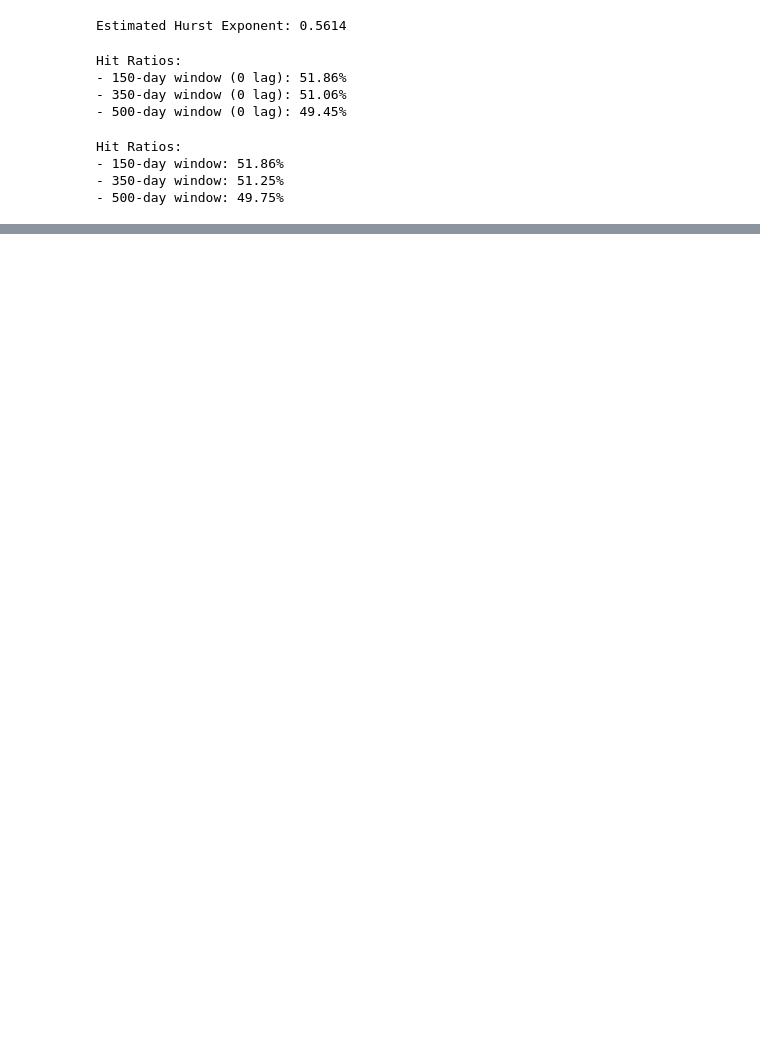
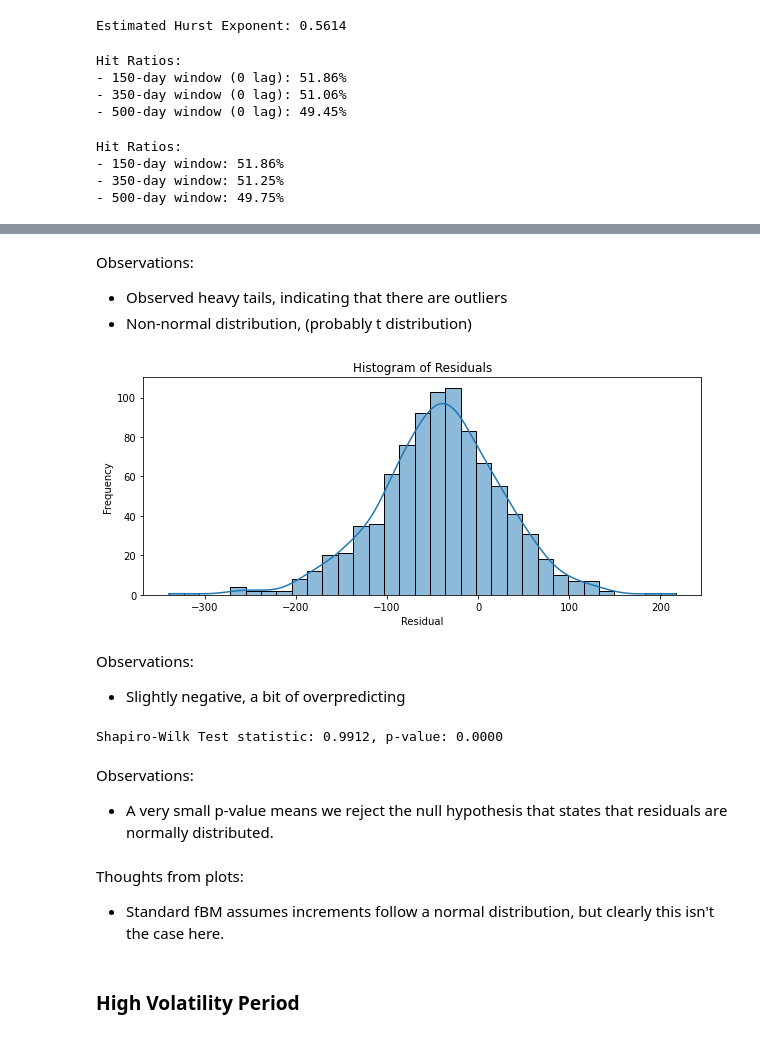
Before and after one commit to thatjosh/stats-practitioner-challenge, a Jupyter notebook: challenge/fBM_snp.ipynb, the cells around one changed output, grey strips where cells are left out. Cells and saved outputs as stored; diff of their text form; code cells hidden in the pictures; blank space fills up the shorter version.

```diff
--- a/challenge/fBM_snp.ipynb
+++ b/challenge/fBM_snp.ipynb
@@ -421,0 +469,31 @@ Hit Ratios:
+# %% [markdown]
+Observations:
+- Observed heavy tails, indicating that there are outliers
+- Non-normal distribution, (probably t distribution)
+# %%
+# 5. Histogram of the residuals
+plt.figure(figsize=(10, 4))
+sns.histplot(df['residual'], kde=True)
+plt.title("Histogram of Residuals")
+plt.xlabel("Residual")
+plt.ylabel("Frequency")
+plt.show()
+# %% [output]
+[figure, added]
+# %% [markdown]
+Observations:
+- Slightly negative, a bit of overpredicting
+# %%
+# 6. Perform a normality test (Shapiro-Wilk Test)
+stat, p_value = stats.shapiro(df['residual'])
+print(f'Shapiro-Wilk Test statistic: {stat:.4f}, p-value: {p_value:.4f}')
+# %% [output]
+Shapiro-Wilk Test statistic: 0.9912, p-value: 0.0000
+# %% [markdown]
+Observations:
+-  A very small p-value means we reject the null hypothesis that states that residuals are normally distributed.
+# %% [markdown]
+Thoughts from plots:
+- Standard fBM assumes increments follow a normal distribution, but clearly this isn't the case here.
+# %% [markdown]
+### High Volatility Period
```
Also changed, not shown: parts of 20 cells of this notebook, 1 other file.
